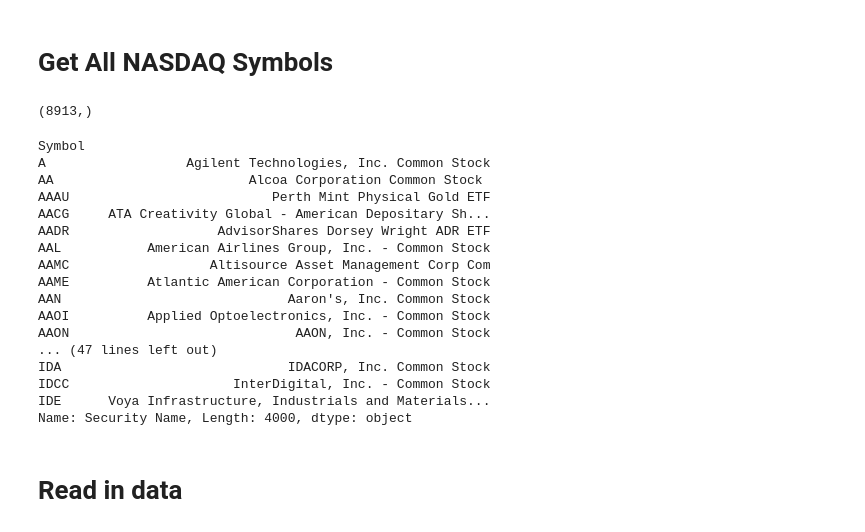
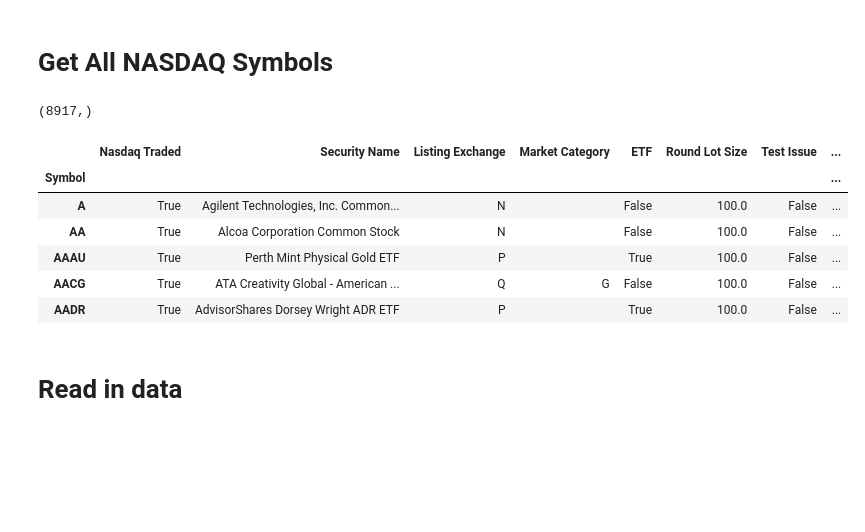
Before and after one commit to kkalucha/DPI-sprint1-MVP, a Jupyter notebook: All_functions_Dec6.ipynb, the cells around one changed output. Drawn from its saved outputs; the diff is of its cells as text; code cells hidden in the pictures; blank space fills up the shorter version.

Commit message:
Added stock search functionality

```diff
--- a/All_functions_Dec6.ipynb
+++ b/All_functions_Dec6.ipynb
@@ -19,27 +19,19 @@ IPython.utils.traitlets has moved to a top-level traitlets package.
 # %%
 symbols = get_nasdaq_symbols()
 all_symbols=symbols["Security Name"]
 print(all_symbols.shape)
 all_symbols.head(4000)
+ddf = pd.DataFrame(symbols)
+ddf.head()
 # %% [output]
-(8913,)
+(8917,)
-Symbol
-A                  Agilent Technologies, Inc. Common Stock
-AA                         Alcoa Corporation Common Stock
-AAAU                          Perth Mint Physical Gold ETF
-AACG     ATA Creativity Global - American Depositary Sh...
-AADR                   AdvisorShares Dorsey Wright ADR ETF
-AAL           American Airlines Group, Inc. - Common Stock
-AAMC                  Altisource Asset Management Corp Com
-AAME          Atlantic American Corporation - Common Stock
-AAN                             Aaron's, Inc. Common Stock
-AAOI          Applied Optoelectronics, Inc. - Common Stock
-AAON                             AAON, Inc. - Common Stock
-... (47 lines left out)
-IDA                             IDACORP, Inc. Common Stock
-IDCC                     InterDigital, Inc. - Common Stock
-IDE      Voya Infrastructure, Industrials and Materials...
-Name: Security Name, Length: 4000, dtype: object
+|  | Nasdaq Traded | Security Name | Listing Exchange | Market Category | ETF | Round Lot Size | Test Issue | ... |
+| Symbol |  |  |  |  |  |  |  | ... |
+| A | True | Agilent Technologies, Inc. Common... | N |  | False | 100.0 | False | ... |
+| AA | True | Alcoa Corporation Common Stock | N |  | False | 100.0 | False | ... |
+| AAAU | True | Perth Mint Physical Gold ETF | P |  | True | 100.0 | False | ... |
+| AACG | True | ATA Creativity Global - American ... | Q | G | False | 100.0 | False | ... |
+| AADR | True | AdvisorShares Dorsey Wright ADR ETF | P |  | True | 100.0 | False | ... |
 # %% [markdown]
 # Read in data
 # %%
```
Also changed, not shown: parts of 19 cells of this notebook.
